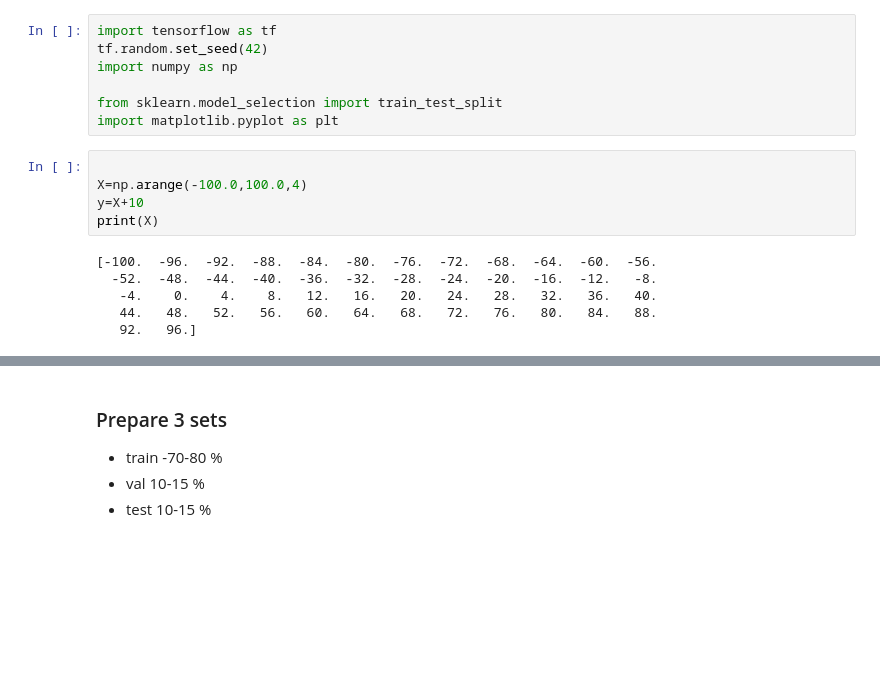
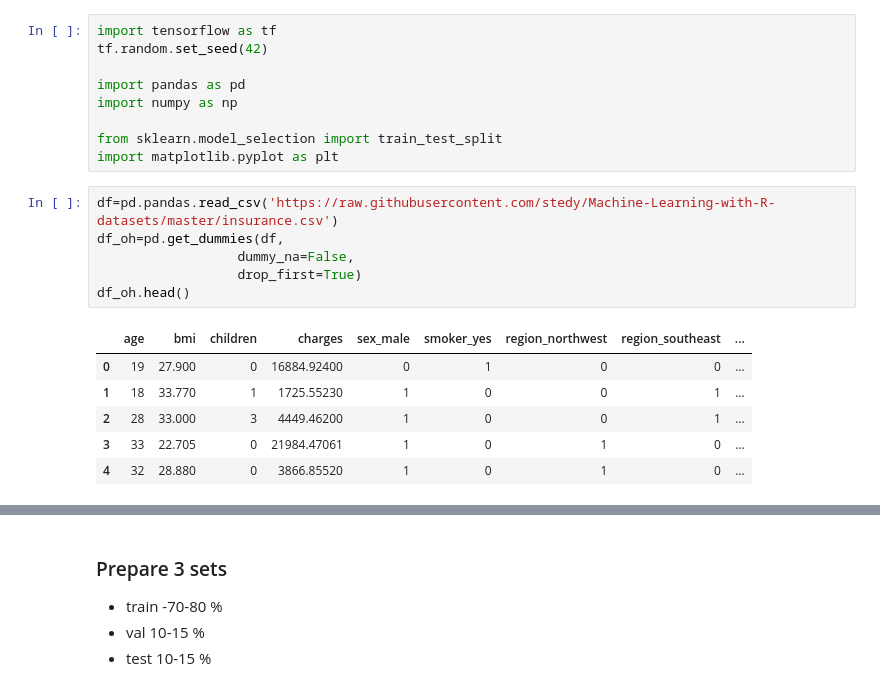
Before and after one commit to PeterPirog/tensorflow-deep-learning, a Jupyter notebook: 01_regression_v2.ipynb, the cells around one changed output, grey strips where cells are left out. Cells and saved outputs as stored; diff of their text form; blank space fills up the shorter version.

```diff
--- a/01_regression_v2.ipynb
+++ b/01_regression_v2.ipynb
@@ -3,18 +3,22 @@
 # %%
 import tensorflow as tf
 tf.random.set_seed(42)
+
+import pandas as pd
 import numpy as np
 
 from sklearn.model_selection import train_test_split
 import matplotlib.pyplot as plt
-# %%
-
-X=np.arange(-100.0,100.0,4)
-y=X+10
-print(X)
-# %% [output]
-[-100.  -96.  -92.  -88.  -84.  -80.  -76.  -72.  -68.  -64.  -60.  -56.
-  -52.  -48.  -44.  -40.  -36.  -32.  -28.  -24.  -20.  -16.  -12.   -8.
-   -4.    0.    4.    8.   12.   16.   20.   24.   28.   32.   36.   40.
-   44.   48.   52.   56.   60.   64.   68.   72.   76.   80.   84.   88.
-   92.   96.]
+# %%
+df=pd.pandas.read_csv('https://raw.githubusercontent.com/stedy/Machine-Learning-with-R-datasets/master/insurance.csv')
+df_oh=pd.get_dummies(df,
+                  dummy_na=False,
+                  drop_first=True)
+df_oh.head()
+# %% [output]
+|  | age | bmi | children | charges | sex_male | smoker_yes | region_northwest | region_southeast | ... |
+| 0 | 19 | 27.900 | 0 | 16884.92400 | 0 | 1 | 0 | 0 | ... |
+| 1 | 18 | 33.770 | 1 | 1725.55230 | 1 | 0 | 0 | 1 | ... |
+| 2 | 28 | 33.000 | 3 | 4449.46200 | 1 | 0 | 0 | 1 | ... |
+| 3 | 33 | 22.705 | 0 | 21984.47061 | 1 | 0 | 1 | 0 | ... |
+| 4 | 32 | 28.880 | 0 | 3866.85520 | 1 | 0 | 1 | 0 | ... |
```
Also changed, not shown: parts of 5 cells of this notebook.
